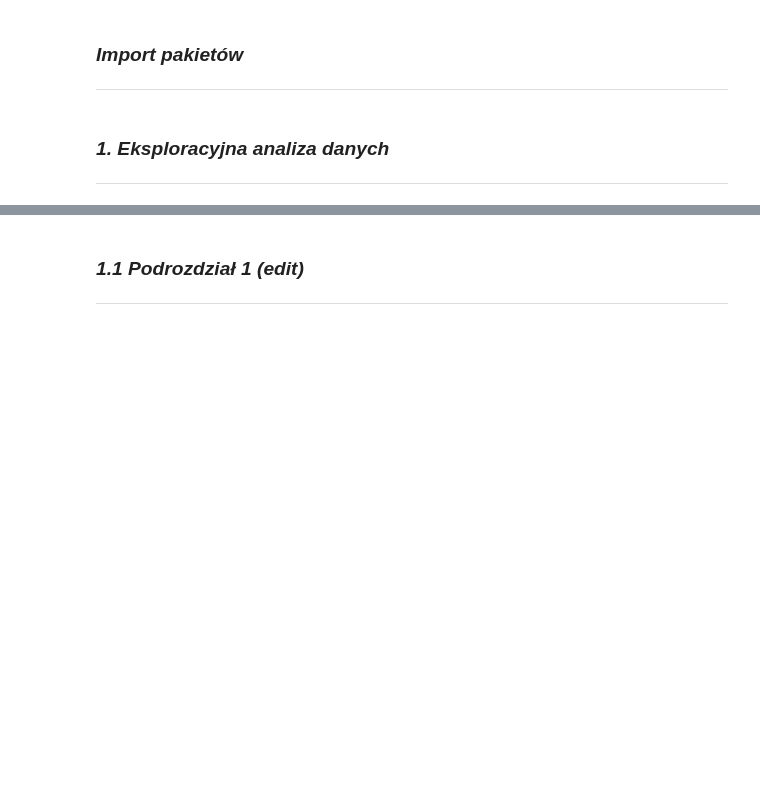
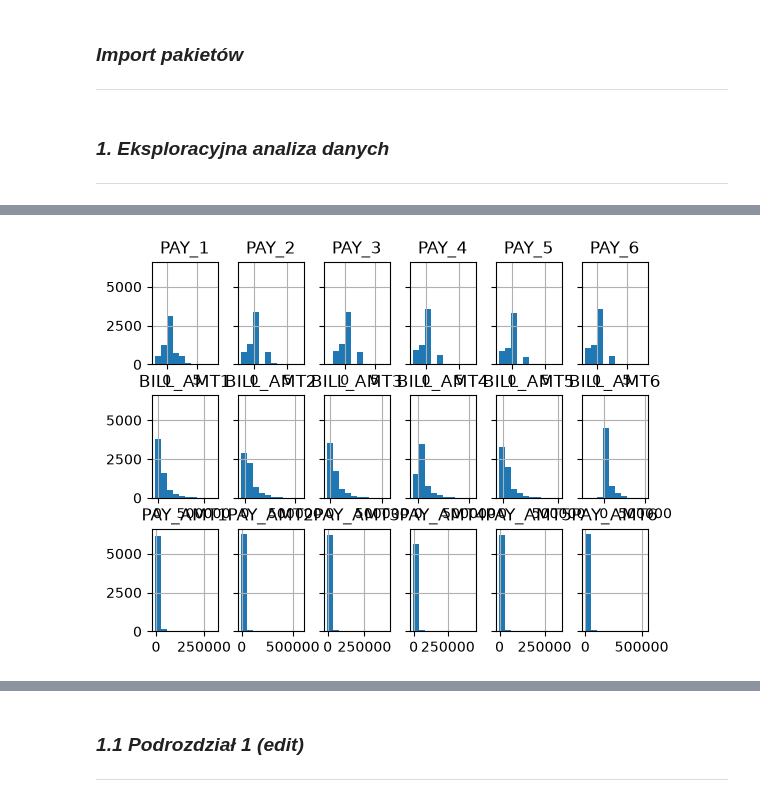
Before and after one commit to pkb-pmj/pw-sem5-ml, a Jupyter notebook: projects/KM1/notebook.ipynb, the cells around one changed output, grey strips where cells are left out. Saved outputs shown, nothing was run; the diff lists cells and outputs as text; code cells hidden in the pictures; blank space fills up the shorter version.

```diff
--- a/projects/KM1/notebook.ipynb
+++ b/projects/KM1/notebook.ipynb
@@ -26,0 +106,8 @@
+# %%
+pay_cols = [f"PAY_{i}" for i in range(1, 7)]
+bill_amt_cols = [f"BILL_AMT{i}" for i in range(1, 7)]
+pay_amt_cols = [f"PAY_AMT{i}" for i in range(1, 7)]
+
+X_train[pay_cols + bill_amt_cols + pay_amt_cols].hist(layout=(3, 6), sharey=True);
+# %% [output]
+[figure, added]
```
Also changed, not shown: parts of 17 cells of this notebook.
